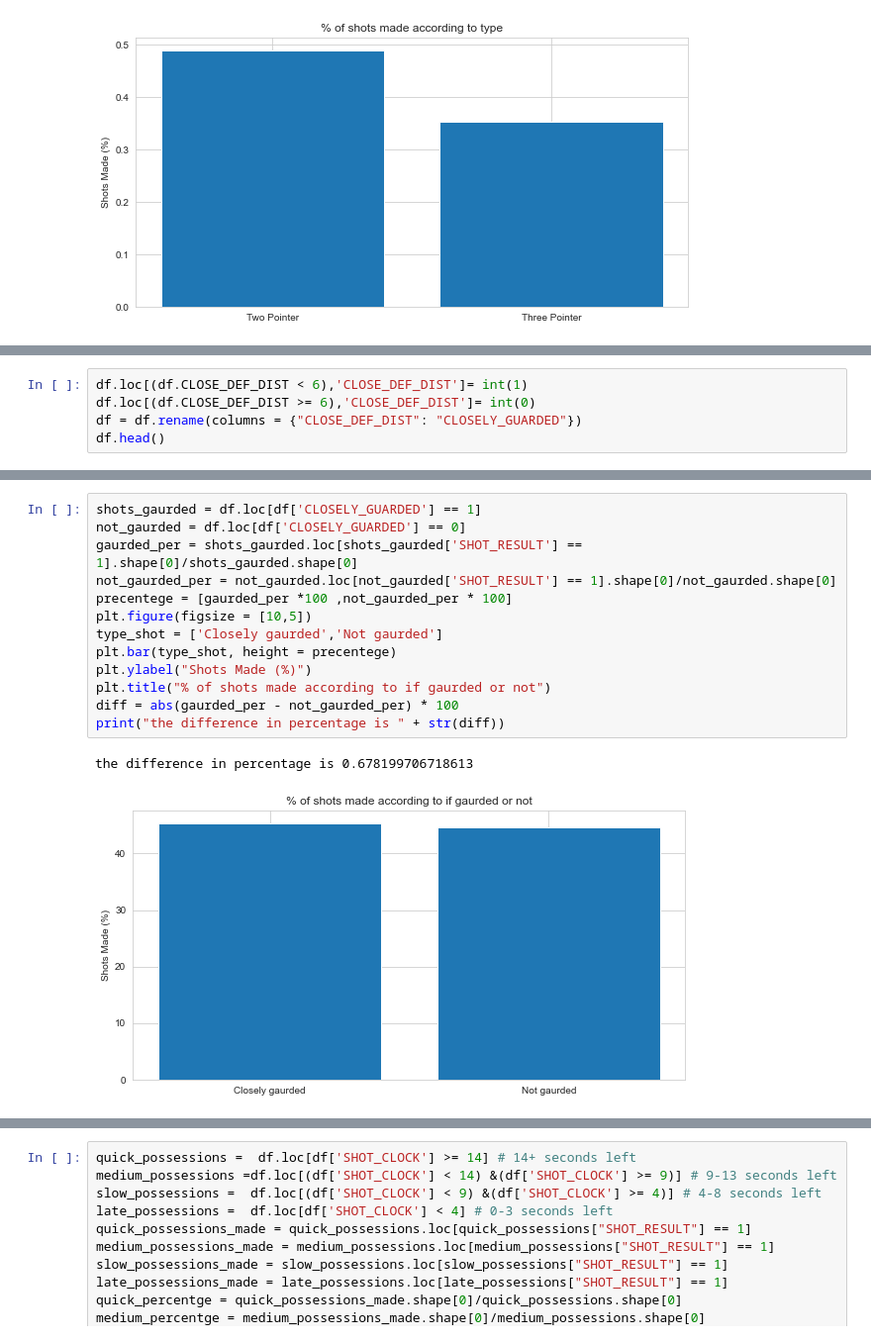
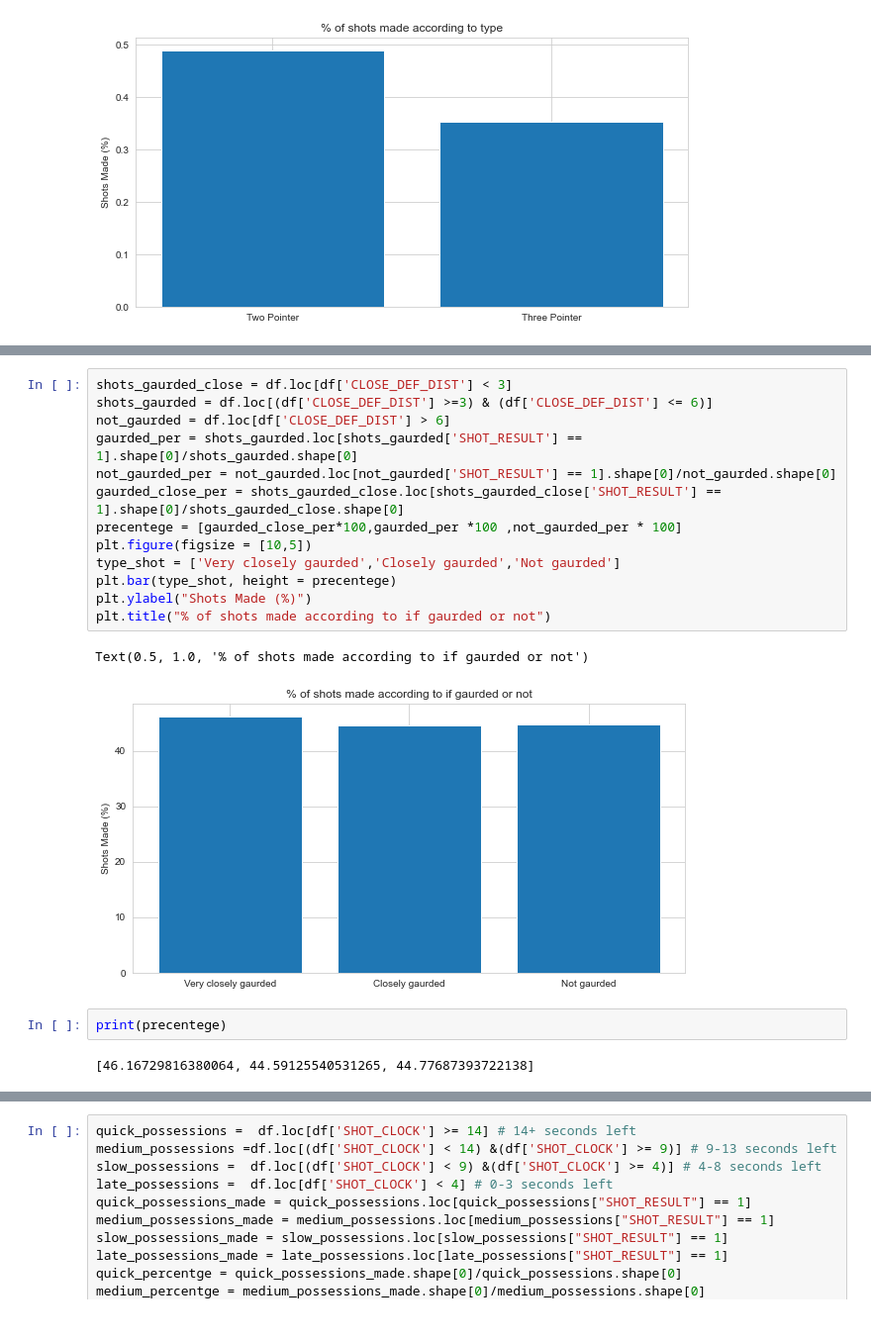
Before and after one commit to LiorBreitman8234/DataScienceFinalProjcet, a Jupyter notebook: nba shots.ipynb, the cells around one changed output, grey strips where cells are left out. Shown at 99% size. Drawn from its saved outputs; the diff is of its cells as text.

```diff
--- a/nba shots.ipynb
+++ b/nba shots.ipynb
@@ -341,5 +340,0 @@ from what i have read, a player is defined as closely guarded when there is a de
-# %%
-df.loc[(df.CLOSE_DEF_DIST < 6),'CLOSE_DEF_DIST']= int(1)
-df.loc[(df.CLOSE_DEF_DIST >= 6),'CLOSE_DEF_DIST']= int(0)
-df = df.rename(columns = {"CLOSE_DEF_DIST": "CLOSELY_GUARDED"})
-df.head()
@@ -353,17 +341,21 @@ df.head()
 # %%
-shots_gaurded = df.loc[df['CLOSELY_GUARDED'] == 1]
-not_gaurded = df.loc[df['CLOSELY_GUARDED'] == 0]
+shots_gaurded_close = df.loc[df['CLOSE_DEF_DIST'] < 3]
+shots_gaurded = df.loc[(df['CLOSE_DEF_DIST'] >=3) & (df['CLOSE_DEF_DIST'] <= 6)]
+not_gaurded = df.loc[df['CLOSE_DEF_DIST'] > 6]
 gaurded_per = shots_gaurded.loc[shots_gaurded['SHOT_RESULT'] == 1].shape[0]/shots_gaurded.shape[0]
 not_gaurded_per = not_gaurded.loc[not_gaurded['SHOT_RESULT'] == 1].shape[0]/not_gaurded.shape[0]
-precentege = [gaurded_per *100 ,not_gaurded_per * 100]
+gaurded_close_per = shots_gaurded_close.loc[shots_gaurded_close['SHOT_RESULT'] == 1].shape[0]/shots_gaurded_close.shape[0]
+precentege = [gaurded_close_per*100,gaurded_per *100 ,not_gaurded_per * 100]
 plt.figure(figsize = [10,5])
-type_shot = ['Closely gaurded','Not gaurded']
+type_shot = ['Very closely gaurded','Closely gaurded','Not gaurded']
 plt.bar(type_shot, height = precentege)
 plt.ylabel("Shots Made (%)")
 plt.title("% of shots made according to if gaurded or not")
-diff = abs(gaurded_per - not_gaurded_per) * 100
-print("the difference in percentage is " + str(diff))
 # %% [output]
-the difference in percentage is 0.678199706718613
+Text(0.5, 1.0, '% of shots made according to if gaurded or not')
-[figure, old version]
+[figure, new version]
+# %%
+print(precentege)
+# %% [output]
+[46.16729816380064, 44.59125540531265, 44.77687393722138]
 # %% [markdown]
```
Also changed, not shown: parts of 41 cells of this notebook.
